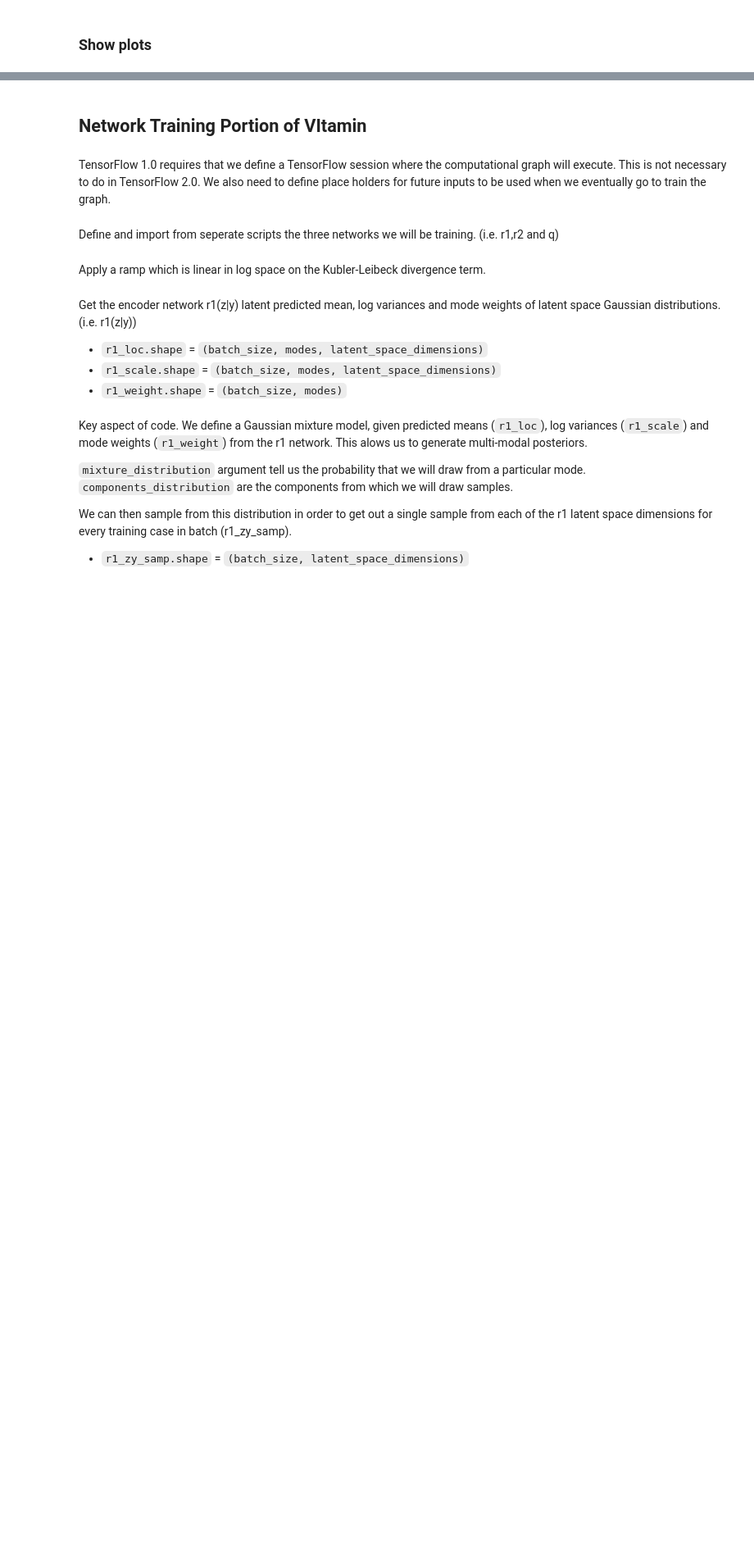
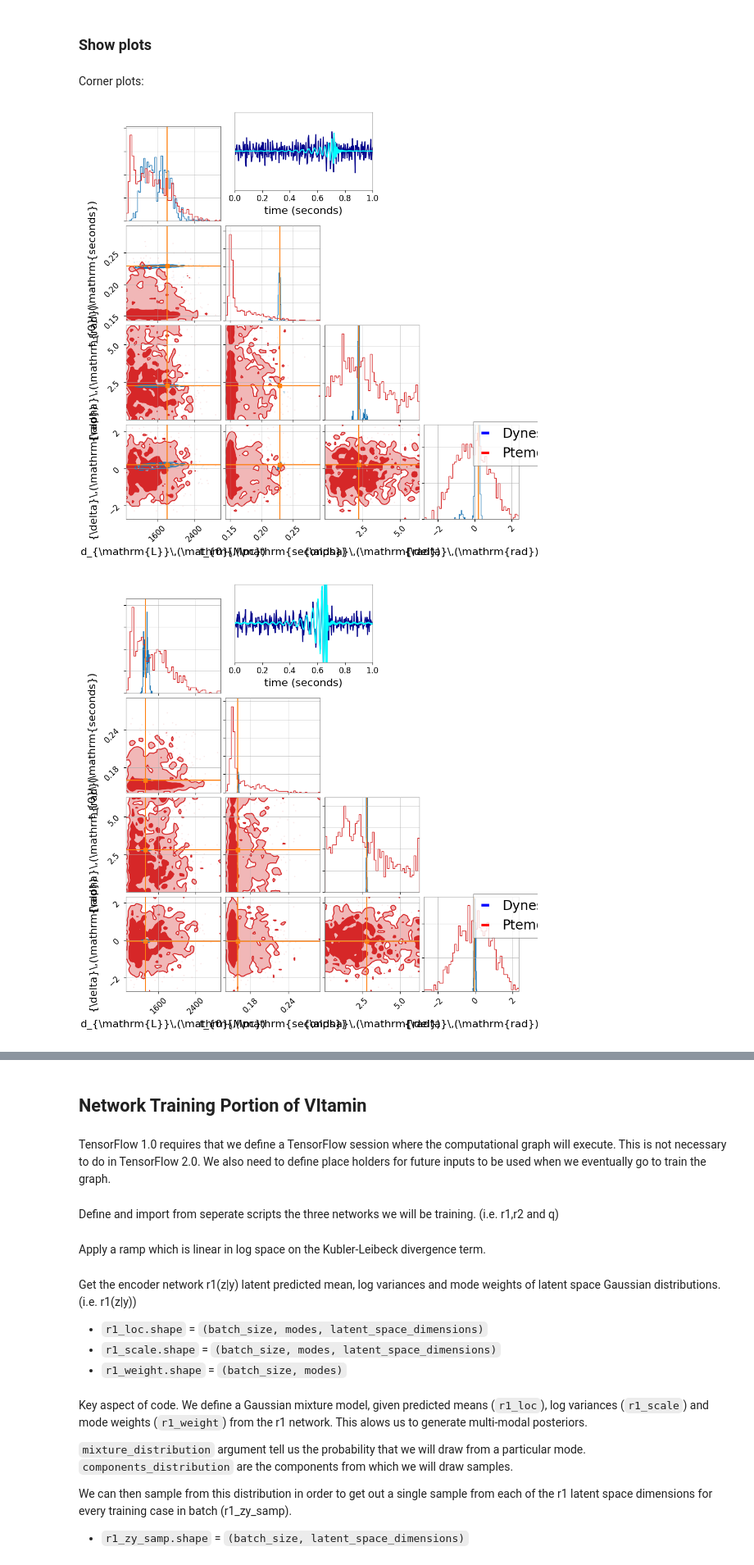
Before and after one commit to hagabbar/OzGrav_demo, a Jupyter notebook: OzGrav_VItamin_demo.ipynb, the cells around one changed output, grey strips where cells are left out. Shown at 82% size. Saved outputs shown, nothing was run; the diff lists cells and outputs as text; code cells hidden in the pictures; blank space fills up the shorter version.

```diff
--- a/OzGrav_VItamin_demo.ipynb
+++ b/OzGrav_VItamin_demo.ipynb
@@ -306,2 +406,10 @@ This will produce three sets of plots. Corner plots comparing VItamin samples wi
 # %% [markdown]
 ### Show plots
+# %% [markdown]
+Corner plots:
+# %%
+for i in range(params['r']**2):
+    display(Image(filename='%s/latest_%s/corner_plot_%s_%d.png' % (params['plot_dir'],params['run_label'],params['run_label'],i)))
+# %% [output]
+[figure, added]
+[figure, added]
```
Also changed, not shown: parts of 28 cells of this notebook.
